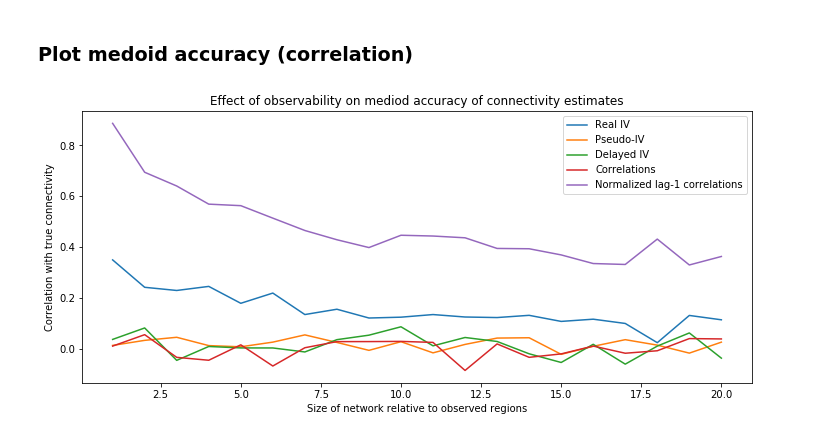
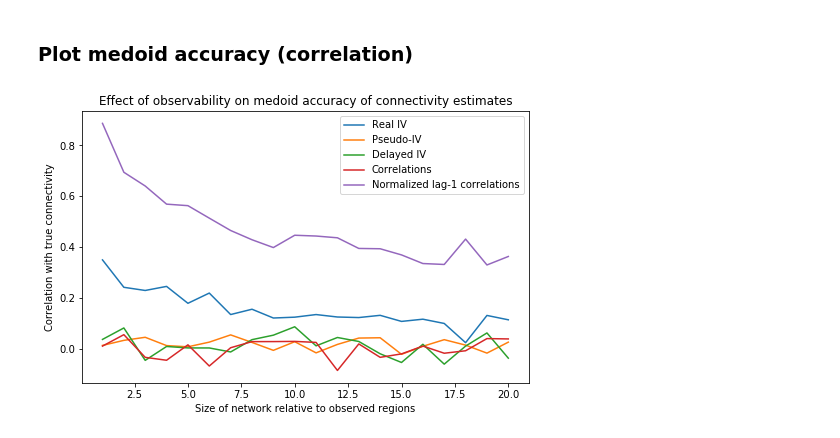
Before and after one commit to KordingLab/fmri-iv, a Jupyter notebook: code/sparse_networks_sim_test.ipynb, the cells around one changed output. Cells and saved outputs as stored; diff of their text form; code cells hidden in the pictures.

```diff
--- a/code/sparse_networks_sim_test.ipynb
+++ b/code/sparse_networks_sim_test.ipynb
@@ -82,7 +81,7 @@ if not os.path.exists(res_file):
 # %% [markdown]
 ### Find a single network that is the medoid across methods in average accuracy
 # %%
-medoids = np.ndarray(len(n_regions), dtype=int)
+medoids = np.ndarray((len(n_regions),), dtype=int)
 
 with np.load(res_file, allow_pickle=True) as sim_data:
     for i, n_reg in enumerate(n_regions):
@@ -96,20 +95,20 @@ with np.load(res_file, allow_pickle=True) as sim_data:
 # %% [markdown]
 ### Plot medoid accuracy (correlation)
 # %%
-fig, ax = plt.subplots(figsize=(12, 5))
+fig, ax = plt.subplots(figsize=(8, 5))
 
 with np.load(res_file, allow_pickle=True) as sim_data:
     for key, method in iv.methods.items():
         ax.plot(n_regions / n_rois, sim_data['estimate_rs'].item()[key][medoids, range(len(n_regions))], label=method['name'])
 
-ax.set_title('Effect of observability on mediod accuracy of connectivity estimates')
+ax.set_title('Effect of observability on medoid accuracy of connectivity estimates')
 ax.set_xlabel('Size of network relative to observed regions')
 ax.set_ylabel('Correlation with true connectivity')
 
 box = ax.get_position()
 #ax.set_position([box.x0, box.y0, box.width * 0.8, box.height])
 
 ax.legend(loc='upper right')
 plt.show()
 # %% [output]
-[figure, old version]
+[figure, new version]
```
Also changed, not shown: parts of 1 cell of this notebook, 1 other file.
